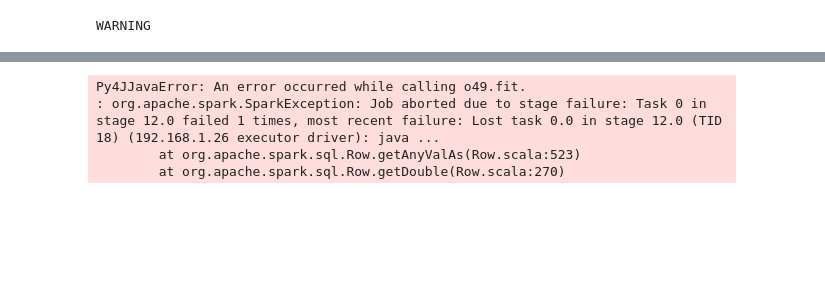
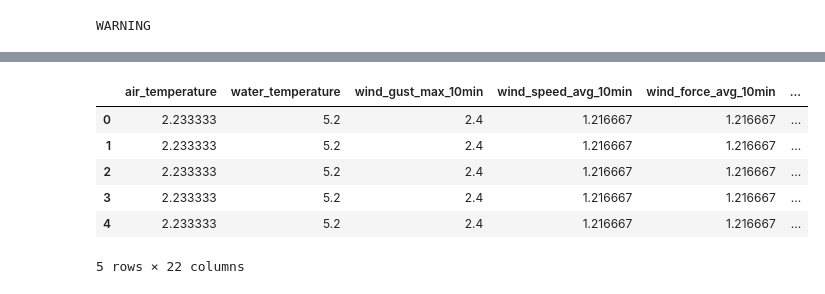
Before and after one commit to Antonio-226/Big-Data-Analytics-Group-Project, a Jupyter notebook: Spark.ipynb, the cells around one changed output, grey strips where cells are left out. Saved outputs shown, nothing was run; the diff lists cells and outputs as text; code cells hidden in the pictures; blank space fills up the shorter version.

```diff
--- a/Spark.ipynb
+++ b/Spark.ipynb
@@ -161,0 +105,34 @@ stages += [assembler_final]
+# %%
+stages = []
+
+X = df.columns
+del X[-4:]
+print(X)
+# index accident type, accident severity and week day
+
+severity_indexer = StringIndexer(inputCol='AccidentSeverityCategory', outputCol='severityIndex')
+# severity_indexer = StringIndexer(inputCol='AccidentSeverityCategory', outputCol='severityIndex')
+day_indexer = StringIndexer(inputCol='WeekDay', outputCol='weekDayIndex')
+
+stages += [severity_indexer]
+stages += [day_indexer]
+
+# One-hot encoder for accident type, severity and week day
+
+# ohe_accident_type = OneHotEncoder(inputCol='typeIndex', outputCol='type_vec')
+# ohe_accident_severity = OneHotEncoder(intype_indexerputCol='severityIndex', outputCol='severity_vec')
+ohe_weekday = OneHotEncoder(inputCol='weekDayIndex', outputCol='weekday_vec')
+ohe_hour = OneHotEncoder(inputCol='Hour', outputCol='hour_vec')
+5000
+X += ['weekday_vec', 'hour_vec']
+y = 'severityIndex'
+print(X)
+# stages += ohe_accident_type
+
+
+assembler_final = VectorAssembler(inputCols=X, outputCol='features')
+
+stages += [ohe_weekday, ohe_hour, assembler_final]
+
+# Create pipeline and pass all stages
+pipeline = Pipeline(stages=stages)
@@ -172,18 +150,18 @@ stages
 # %%
-# set pipeline
-pipeline = Pipeline(stages=stages)
-
-# Fit pipeline to data
+# fit pipeline to data
 pipeline_model = pipeline.fit(df)
 
-#tranform data using fitted pipeline
-df_transform = pipeline_model.tranform(df)
+# Transform data using fitted pipeline
+df_transform = pipeline_model.transform(df)
-# %% [output]
-Py4JJavaError: An error occurred while calling o49.fit.
-: org.apache.spark.SparkException: Job aborted due to stage failure: Task 0 in stage 12.0 failed 1 times, most recent failure: Lost task 0.0 in stage 12.0 (TID 18) (192.168.1.26 executor driver): java ...
-        at org.apache.spark.sql.Row.getAnyValAs(Row.scala:523)
-        at org.apache.spark.sql.Row.getDouble(Row.scala:270)
 # %%
 # Inspect transformed data
-df_transfrom.limit(5).toPandas()
+df_transform.limit(5).toPandas()
+# %% [output]
+|  | air_temperature | water_temperature | wind_gust_max_10min | wind_speed_avg_10min | wind_force_avg_10min | ... |
+| 0 | 2.233333 | 5.2 | 2.4 | 1.216667 | 1.216667 | ... |
+| 1 | 2.233333 | 5.2 | 2.4 | 1.216667 | 1.216667 | ... |
+| 2 | 2.233333 | 5.2 | 2.4 | 1.216667 | 1.216667 | ... |
+| 3 | 2.233333 | 5.2 | 2.4 | 1.216667 | 1.216667 | ... |
+| 4 | 2.233333 | 5.2 | 2.4 | 1.216667 | 1.216667 | ... |
+5 rows × 22 columns
 # %%
```
Also changed, not shown: parts of 38 cells of this notebook.
